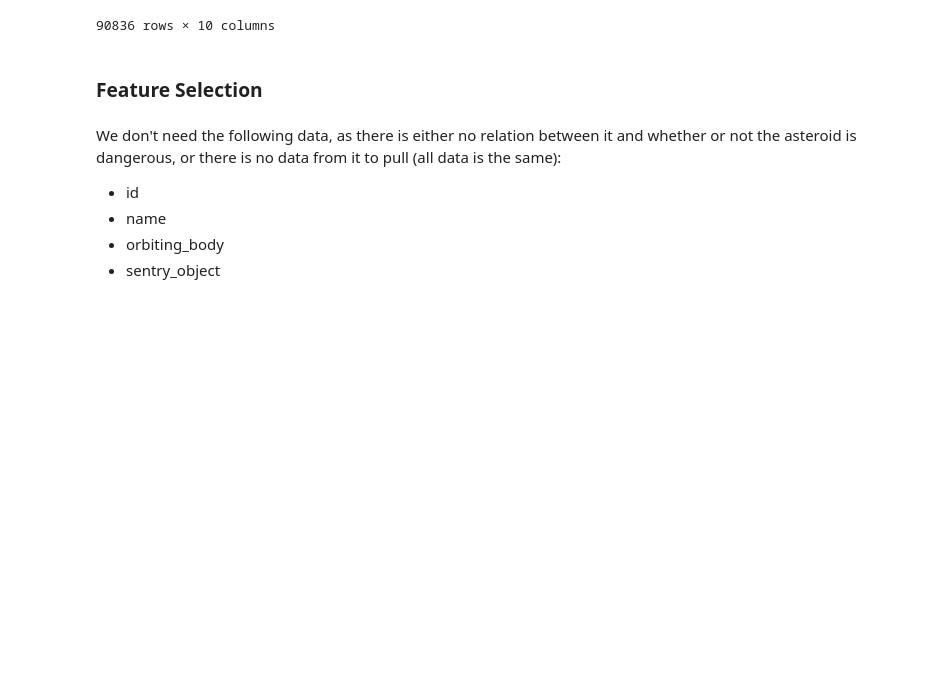
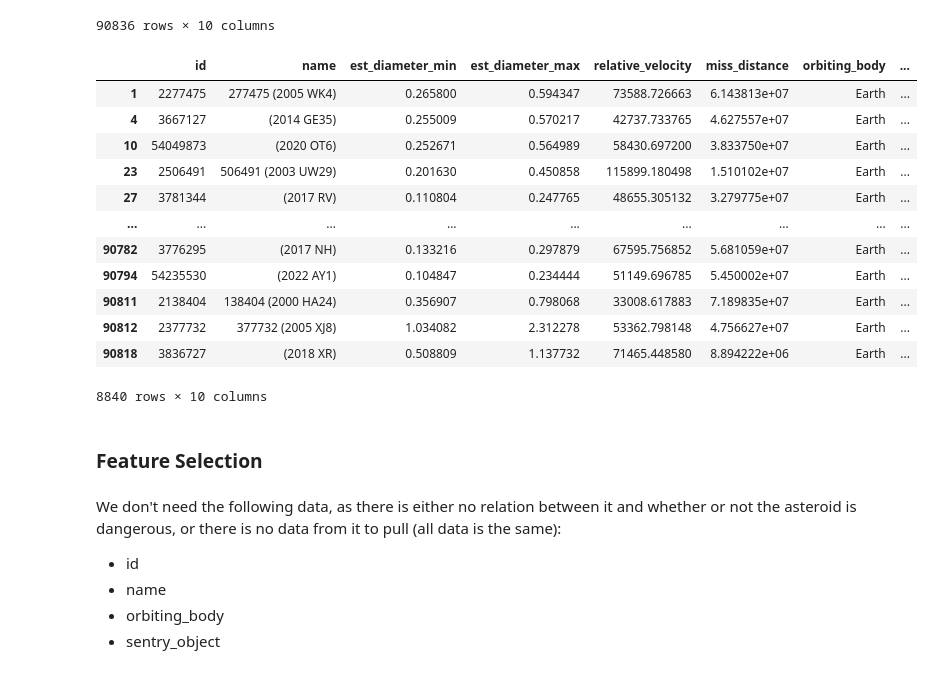
Before and after one commit to petebrown77/EECE5644_Final, a Jupyter notebook: Untitled.ipynb, the cells around one changed output. Saved outputs shown, nothing was run; the diff lists cells and outputs as text; code cells hidden in the pictures; blank space fills up the shorter version.

```diff
--- a/Untitled.ipynb
+++ b/Untitled.ipynb
@@ -28,6 +32,22 @@ asteroids
 | 90834 | 54115824 | (2021 CN5) | 0.007321 | 0.016370 | 69199.154484 | 6.869206e+07 | Earth | ... |
 | 90835 | 54205447 | (2021 TW7) | 0.039862 | 0.089133 | 27024.455553 | 5.977213e+07 | Earth | ... |
 90836 rows × 10 columns
+# %%
+asteroids[asteroids["hazardous"] == True]
+# %% [output]
+|  | id | name | est_diameter_min | est_diameter_max | relative_velocity | miss_distance | orbiting_body | ... |
+| 1 | 2277475 | 277475 (2005 WK4) | 0.265800 | 0.594347 | 73588.726663 | 6.143813e+07 | Earth | ... |
+| 4 | 3667127 | (2014 GE35) | 0.255009 | 0.570217 | 42737.733765 | 4.627557e+07 | Earth | ... |
+| 10 | 54049873 | (2020 OT6) | 0.252671 | 0.564989 | 58430.697200 | 3.833750e+07 | Earth | ... |
+| 23 | 2506491 | 506491 (2003 UW29) | 0.201630 | 0.450858 | 115899.180498 | 1.510102e+07 | Earth | ... |
+| 27 | 3781344 | (2017 RV) | 0.110804 | 0.247765 | 48655.305132 | 3.279775e+07 | Earth | ... |
+| ... | ... | ... | ... | ... | ... | ... | ... | ... |
+| 90782 | 3776295 | (2017 NH) | 0.133216 | 0.297879 | 67595.756852 | 5.681059e+07 | Earth | ... |
+| 90794 | 54235530 | (2022 AY1) | 0.104847 | 0.234444 | 51149.696785 | 5.450002e+07 | Earth | ... |
+| 90811 | 2138404 | 138404 (2000 HA24) | 0.356907 | 0.798068 | 33008.617883 | 7.189835e+07 | Earth | ... |
+| 90812 | 2377732 | 377732 (2005 XJ8) | 1.034082 | 2.312278 | 53362.798148 | 4.756627e+07 | Earth | ... |
+| 90818 | 3836727 | (2018 XR) | 0.508809 | 1.137732 | 71465.448580 | 8.894222e+06 | Earth | ... |
+8840 rows × 10 columns
 # %% [markdown]
 ### Feature Selection
 # %% [markdown]
```
Also changed, not shown: parts of 17 cells of this notebook, 1 other file.
